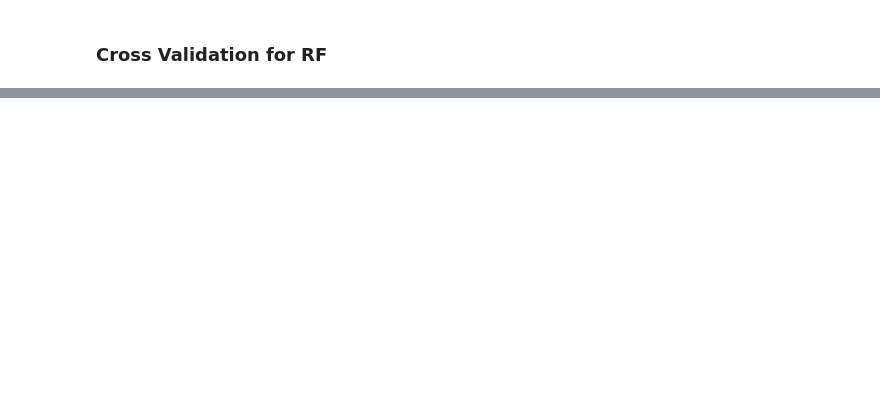
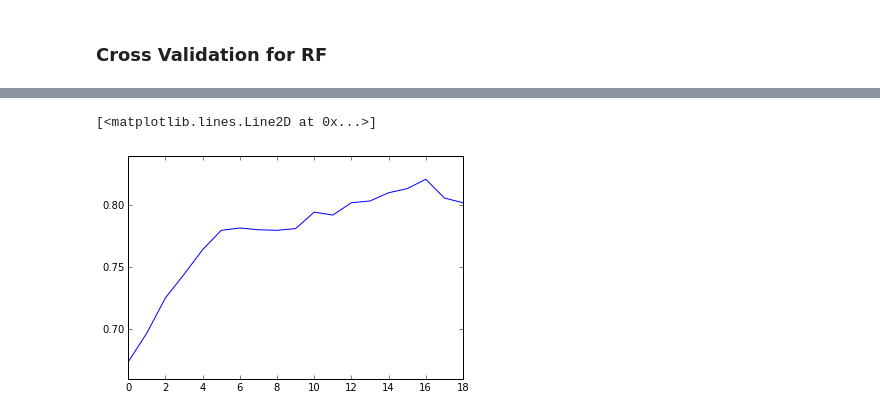
Before and after one commit to mydu/IIR, a Jupyter notebook: Data Processing.ipynb, the cells around one changed output, grey strips where cells are left out. Saved outputs shown, nothing was run; the diff lists cells and outputs as text; code cells hidden in the pictures; blank space fills up the shorter version.

```diff
--- a/Data Processing.ipynb
+++ b/Data Processing.ipynb
@@ -285,7 +273,25 @@ print(np.mean(scores))
 # %%
-# k_correction = []
-# for n in range(100,1500,100):
-#     Selec = SelectKBest(f_classif, k =1000 )
-#     train_data_features = Selec.fit_transform(train_data_features, lable)
-#     RF.fit(train_data_features[0:N_sep], lable[0:N_sep])
-#     k_correction.append(RF.score(train_data_features[N_sep:], lable[N_sep:]))
+k_gnb = []
+k_nn = []
+k_svm = []
+k_rf = []
+
+for num_feature in range(100,2000,100):
+    Selec = SelectKBest(f_classif, k = num_feature )
+    train_data_features = Selec.fit_transform(data_features, lable)
+
+    #GNB
+    gnb.fit(train_data_features[0:N_sep], lable[0:N_sep])
+    k_gnb.append(gnb.score(train_data_features[N_sep:], lable[N_sep:]))
+
+    #KNN
+    nn.fit(train_data_features[0:N_sep], lable[0:N_sep])
+    k_nn.append(nn.score(train_data_features[N_sep:], lable[N_sep:]))
+
+    #SVM
+    svm.fit(train_data_features[0:N_sep], lable[0:N_sep])
+    k_svm.append(svm.score(train_data_features[N_sep:], lable[N_sep:]))
+
+    #RF
+    RF.fit(train_data_features[0:N_sep], lable[0:N_sep])
+    k_rf.append(RF.score(train_data_features[N_sep:], lable[N_sep:]))
@@ -293,0 +298,5 @@ print(np.mean(scores))
+# %%
+plt.plot(k_gnb)
+# %% [output]
+[<matplotlib.lines.Line2D at 0x...>]
+[figure, added]
```
Also changed, not shown: parts of 24 cells of this notebook.
